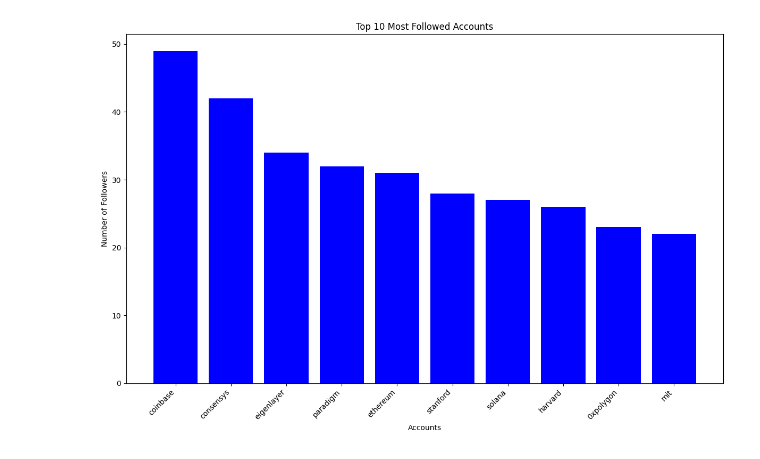
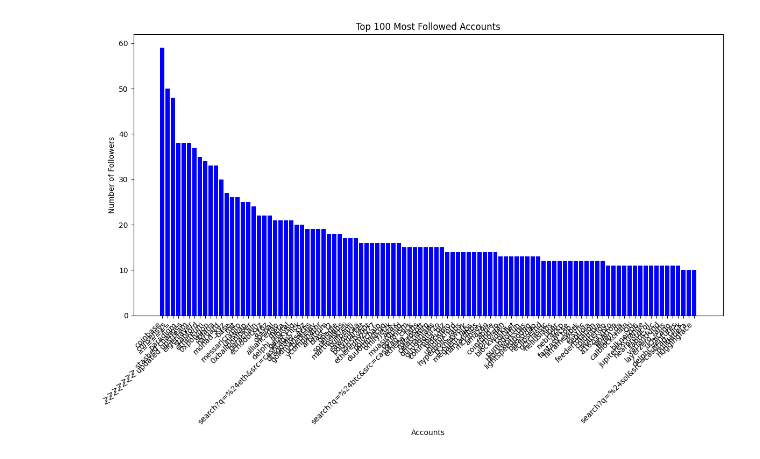
Before and after one commit to jakedwyer/followingfeed, a Jupyter notebook: Analysis.ipynb, the cells around one changed output. Drawn from its saved outputs; the diff is of its cells as text; code cells hidden in the pictures.

```diff
--- a/Analysis.ipynb
+++ b/Analysis.ipynb
@@ -76,19 +80,18 @@ print(sorted_new_follows)
 # %%
-import matplotlib.pyplot as plt
 
-def plot_most_followed_accounts(df, top_n=10):
+def plot_most_followed_accounts(df, top_n=100):
     # Assuming 'df' has columns 'account' and 'follower_count'
     top_accounts = df.head(top_n)
     plt.figure(figsize=(12, 8))
     plt.bar(top_accounts['account'], top_accounts['follower_count'], color='blue')
     plt.xlabel('Accounts')
     plt.ylabel('Number of Followers')
     plt.title('Top {} Most Followed Accounts'.format(top_n))
     plt.xticks(rotation=45, ha='right')
     plt.tight_layout()
     plt.show()
 
 # Plotting the most followed accounts
 plot_most_followed_accounts(ranked_accounts)
 # %% [output]
-[figure, old version]
+[figure, new version]
```
Also changed, not shown: parts of 9 cells of this notebook, 3 other files.
